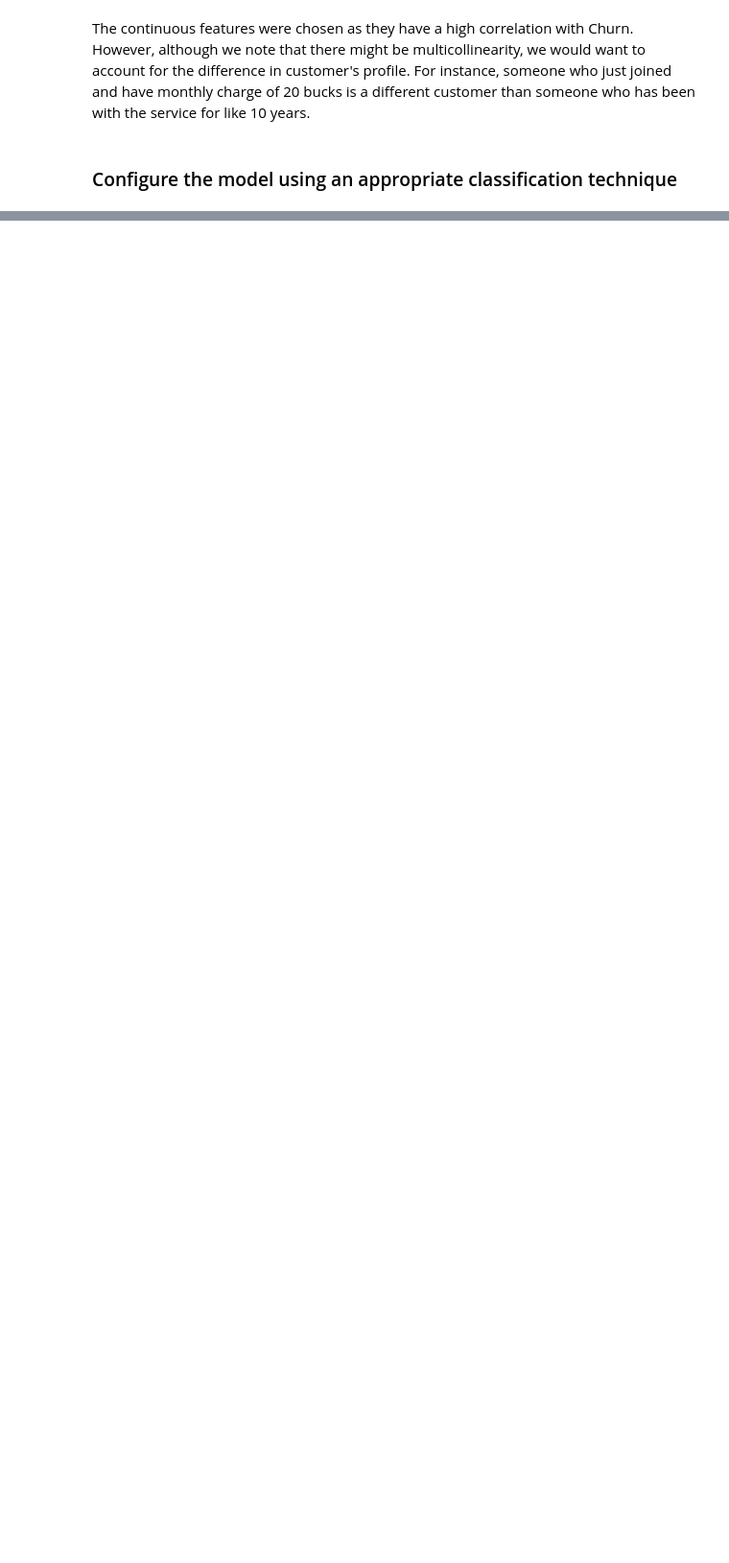
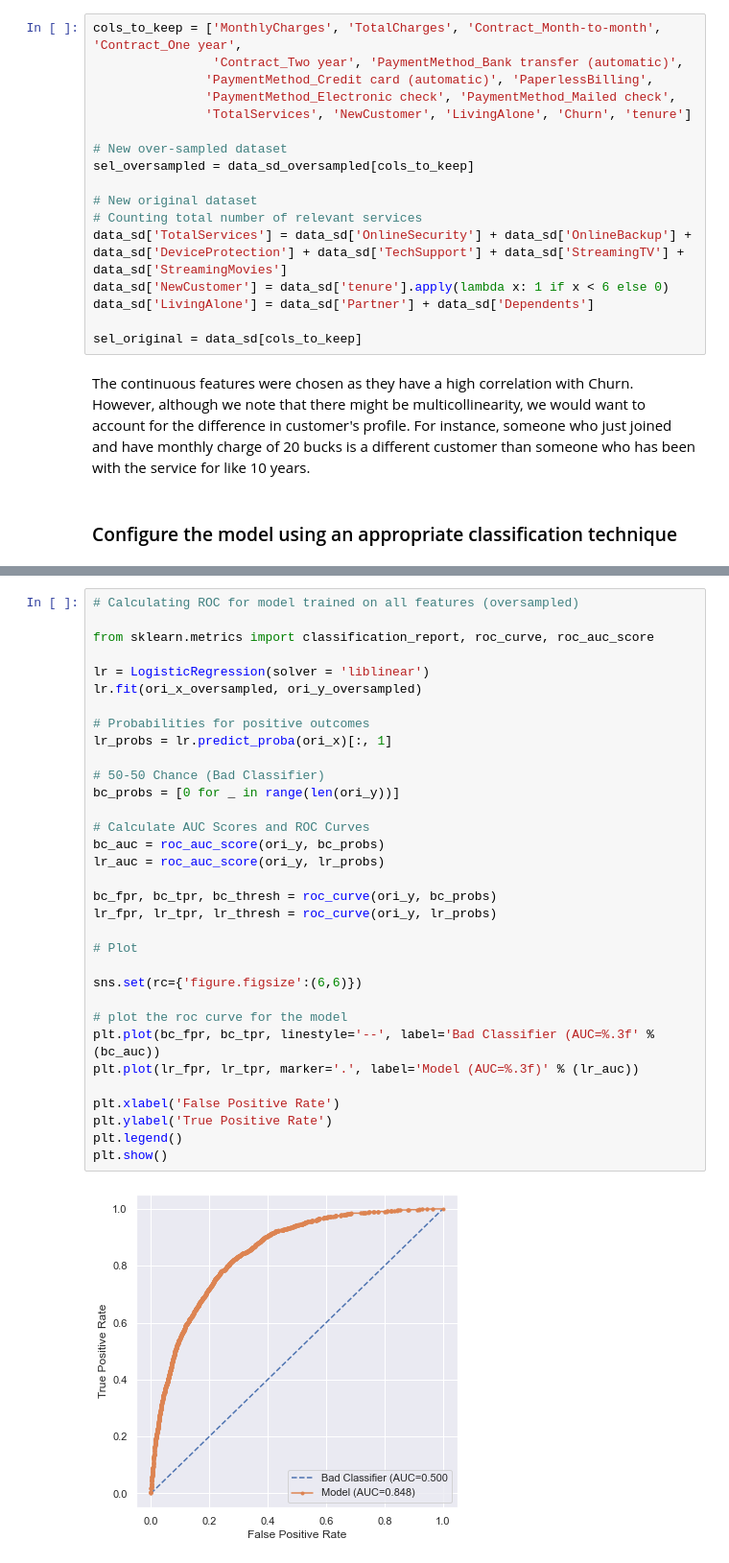
Before and after one commit to GiuseppeManai/ysc4224, a Jupyter notebook: 2.Churn_Model/team3/ChurnModel.ipynb, the cells around one changed output, grey strips where cells are left out. Shown at 96% size. Saved outputs shown, nothing was run; the diff lists cells and outputs as text; blank space fills up the shorter version.

Commit message:
Added Models

```diff
--- a/2.Churn_Model/team3/ChurnModel.ipynb
+++ b/2.Churn_Model/team3/ChurnModel.ipynb
@@ -1414,3 +811,20 @@ Continuous Features:
+# %%
+cols_to_keep = ['MonthlyCharges', 'TotalCharges', 'Contract_Month-to-month', 'Contract_One year',
+                'Contract_Two year', 'PaymentMethod_Bank transfer (automatic)',
+               'PaymentMethod_Credit card (automatic)', 'PaperlessBilling',
+               'PaymentMethod_Electronic check', 'PaymentMethod_Mailed check',
+               'TotalServices', 'NewCustomer', 'LivingAlone', 'Churn', 'tenure']
+
+# New over-sampled dataset
+sel_oversampled = data_sd_oversampled[cols_to_keep]
+
+# New original dataset
+# Counting total number of relevant services
+data_sd['TotalServices'] = data_sd['OnlineSecurity'] + data_sd['OnlineBackup'] + data_sd['DeviceProtection'] + data_sd['TechSupport'] + data_sd['StreamingTV'] + data_sd['StreamingMovies']
+data_sd['NewCustomer'] = data_sd['tenure'].apply(lambda x: 1 if x < 6 else 0)
+data_sd['LivingAlone'] = data_sd['Partner'] + data_sd['Dependents']
+
+sel_original = data_sd[cols_to_keep]
 # %% [markdown]
 The continuous features were chosen as they have a high correlation with Churn. However, although we note that there might be multicollinearity, we would want to account for the difference in customer's profile. For instance, someone who just joined and have monthly charge of 20 bucks is a different customer than someone who has been with the service for like 10 years.
 # %% [markdown]
@@ -1419,0 +921,35 @@ The continuous features were chosen as they have a high correlation with Churn.
+# %%
+# Calculating ROC for model trained on all features (oversampled)
+
+from sklearn.metrics import classification_report, roc_curve, roc_auc_score
+
+lr = LogisticRegression(solver = 'liblinear')
+lr.fit(ori_x_oversampled, ori_y_oversampled)
+
+# Probabilities for positive outcomes
+lr_probs = lr.predict_proba(ori_x)[:, 1]
+
+# 50-50 Chance (Bad Classifier)
+bc_probs = [0 for _ in range(len(ori_y))]
+
+# Calculate AUC Scores and ROC Curves
+bc_auc = roc_auc_score(ori_y, bc_probs)
+lr_auc = roc_auc_score(ori_y, lr_probs)
+
+bc_fpr, bc_tpr, bc_thresh = roc_curve(ori_y, bc_probs)
+lr_fpr, lr_tpr, lr_thresh = roc_curve(ori_y, lr_probs)
+
+# Plot
+
+sns.set(rc={'figure.figsize':(6,6)})
+
+# plot the roc curve for the model
+plt.plot(bc_fpr, bc_tpr, linestyle='--', label='Bad Classifier (AUC=%.3f' % (bc_auc))
+plt.plot(lr_fpr, lr_tpr, marker='.', label='Model (AUC=%.3f)' % (lr_auc))
+
+plt.xlabel('False Positive Rate')
+plt.ylabel('True Positive Rate')
+plt.legend()
+plt.show()
+# %% [output]
+[figure, added]
```
Also changed, not shown: parts of 129 cells of this notebook.
